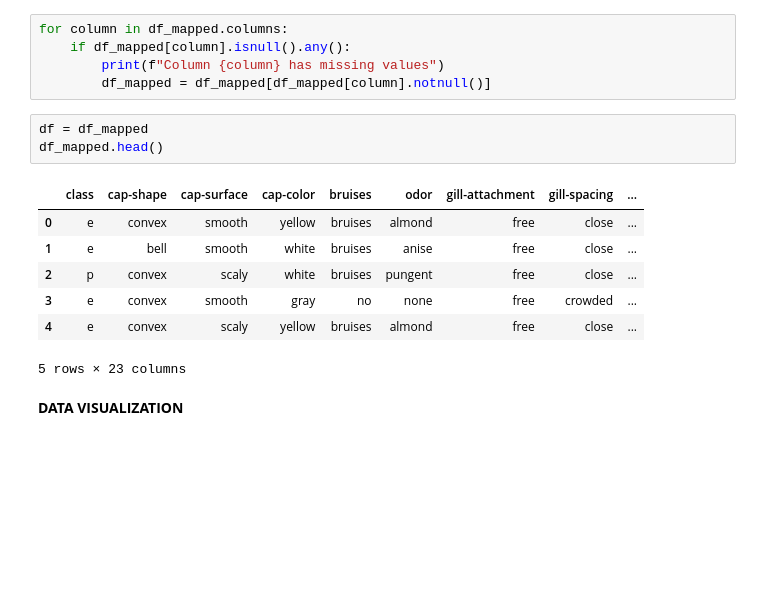
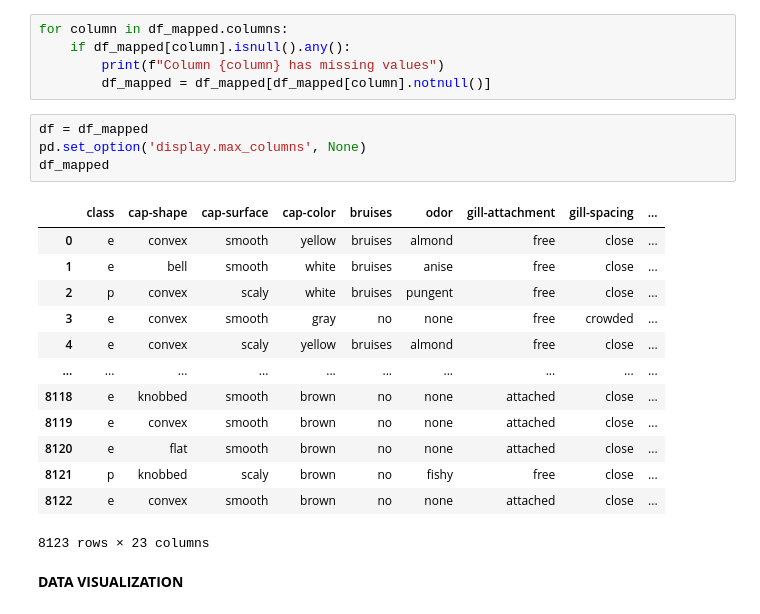
Before and after one commit to RayBipse/ecs-171-project, a Jupyter notebook: final_notebook.ipynb, the cells around one changed output. Drawn from its saved outputs; the diff is of its cells as text; blank space fills up the shorter version.

```diff
--- a/final_notebook.ipynb
+++ b/final_notebook.ipynb
@@ -64,15 +64,22 @@ for column in df_mapped.columns:
         df_mapped = df_mapped[df_mapped[column].notnull()]
 # %%
 df = df_mapped
-df_mapped.head()
+pd.set_option('display.max_columns', None)
+df_mapped
 # %% [output]
 |  | class | cap-shape | cap-surface | cap-color | bruises | odor | gill-attachment | gill-spacing | ... |
 | 0 | e | convex | smooth | yellow | bruises | almond | free | close | ... |
 | 1 | e | bell | smooth | white | bruises | anise | free | close | ... |
 | 2 | p | convex | scaly | white | bruises | pungent | free | close | ... |
 | 3 | e | convex | smooth | gray | no | none | free | crowded | ... |
 | 4 | e | convex | scaly | yellow | bruises | almond | free | close | ... |
+| ... | ... | ... | ... | ... | ... | ... | ... | ... | ... |
+| 8118 | e | knobbed | smooth | brown | no | none | attached | close | ... |
+| 8119 | e | convex | smooth | brown | no | none | attached | close | ... |
+| 8120 | e | flat | smooth | brown | no | none | attached | close | ... |
+| 8121 | p | knobbed | scaly | brown | no | fishy | free | close | ... |
+| 8122 | e | convex | smooth | brown | no | none | attached | close | ... |
-5 rows × 23 columns
+8123 rows × 23 columns
 # %% [markdown]
 **DATA VISUALIZATION**
 # %% [markdown]
```
